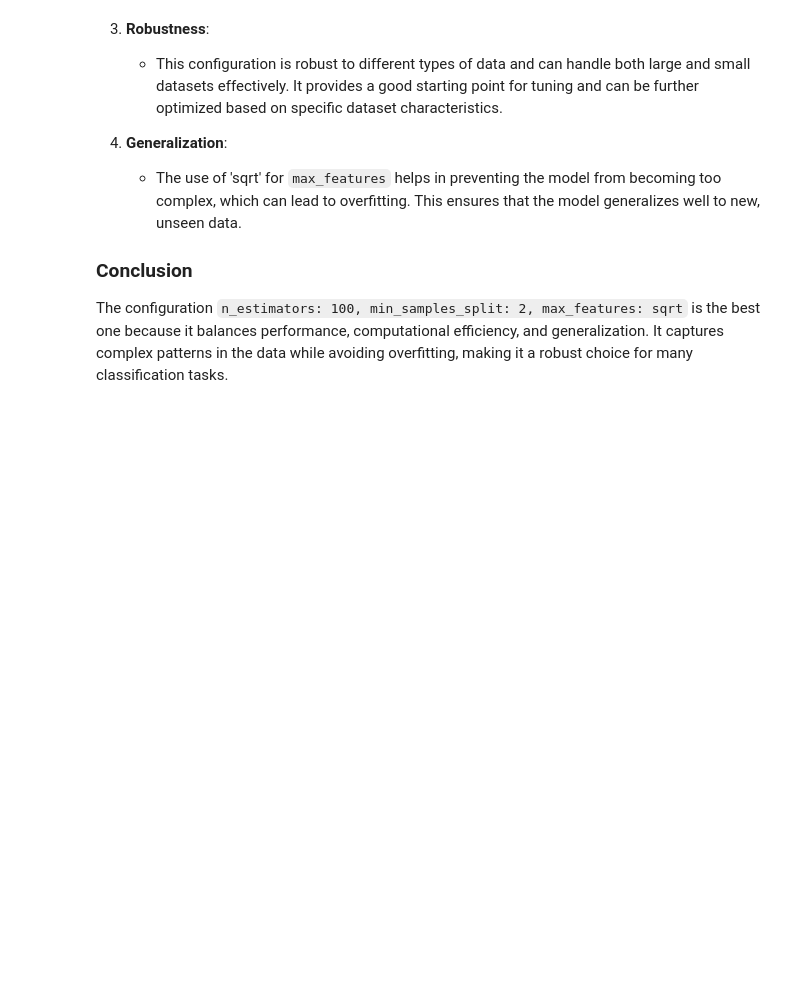
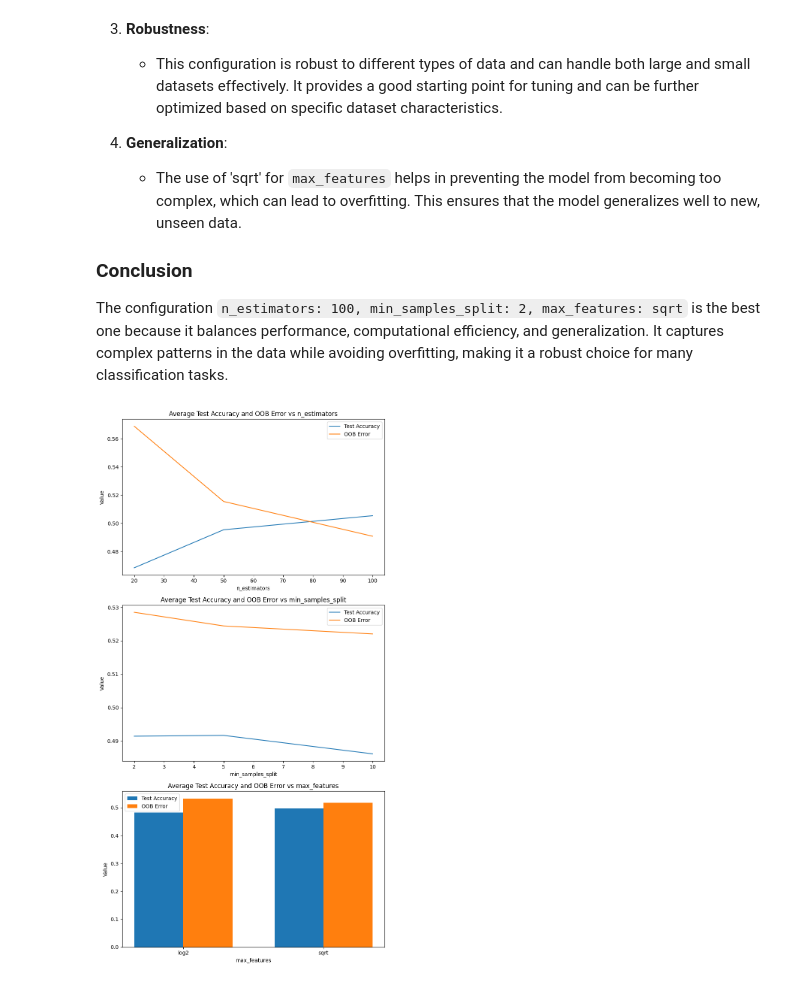
Before and after one commit to gorkemsolun/skin-cancer-classification, a Jupyter notebook: RandomForest/RandomForest_analysis.ipynb, the cells around one changed output. Drawn from its saved outputs; the diff is of its cells as text; code cells hidden in the pictures; blank space fills up the shorter version.

```diff
--- a/RandomForest/RandomForest_analysis.ipynb
+++ b/RandomForest/RandomForest_analysis.ipynb
@@ -46,7 +64,6 @@ This nested loop systematically explores all possible combinations of the specif
 # %%
 show_confusion_matrix_train = False
 
-# Loop through each combination of parameters
 for n_estimators in n_estimators_list:
     for min_samples_split in min_samples_split_list:
         for max_features in max_features_list:
@@ -57,6 +74,7 @@ for n_estimators in n_estimators_list:
                 max_features=max_features,
                 criterion='gini',
                 bootstrap=True,
+                oob_score=True,  # Enable OOB score calculation
                 random_state=42,
                 n_jobs=-1  # Use all available CPU cores
             )
@@ -76,6 +94,9 @@ for n_estimators in n_estimators_list:
             train_conf_matrix = confusion_matrix(train_labels, train_predictions)
             test_conf_matrix = confusion_matrix(test_labels, test_predictions)
 
+            # OOB error
+            oob_error = 1 - rf_model.oob_score_
+
             # Store results
             results.append({
                 'n_estimators': n_estimators,
@@ -86,13 +107,15 @@ for n_estimators in n_estimators_list:
                 'train_conf_matrix': train_conf_matrix,
                 'test_conf_matrix': test_conf_matrix,
                 'train_classification_report': classification_report(train_labels, train_predictions, output_dict=True),
-                'test_classification_report': classification_report(test_labels, test_predictions, output_dict=True)
+                'test_classification_report': classification_report(test_labels, test_predictions, output_dict=True),
+                'oob_error': oob_error
             })
 
             # Print results for the current model
             print(f'n_estimators: {n_estimators}, min_samples_split: {min_samples_split}, max_features: {max_features}')
             print(f'Train Accuracy: {train_accuracy}')
             print(f'Test Accuracy: {test_accuracy}')
+            print(f'OOB Error: {oob_error}')
             print("Train Classification Report:")
             print(classification_report(train_labels, train_predictions))
             print("Test Classification Report:")
@@ -111,7 +134,7 @@ for n_estimators in n_estimators_list:
             train_filename = f'train_conf_matrix_n{n_estimators}_m{min_samples_split}_f{max_features}.png'
             test_filename = f'test_conf_matrix_n{n_estimators}_m{min_samples_split}_f{max_features}.png'
 
-            if(show_confusion_matrix_train):
+            if show_confusion_matrix_train:
                 plot_and_save_confusion_matrix(train_conf_matrix, f'Train Confusion Matrix (n_estimators={n_estimators}, min_samples_split={min_samples_split}, max_features={max_features})', train_filename)
 
             plot_and_save_confusion_matrix(test_conf_matrix, f'Test Confusion Matrix (n_estimators={n_estimators}, min_samples_split={min_samples_split}, max_features={max_features})', test_filename)
@@ -200,3 +308,68 @@ Test Accuracy: 0.4575381679389313
 ### Conclusion
 
 The configuration `n_estimators: 100, min_samples_split: 2, max_features: sqrt` is the best one because it balances performance, computational efficiency, and generalization. It captures complex patterns in the data while avoiding overfitting, making it a robust choice for many classification tasks.
+# %%
+import matplotlib.pyplot as plt
+import numpy as np
+
+# Assuming results is a list of dictionaries as shown in your code
+
+# Extract unique parameter values
+n_estimators_list = sorted(set(item['n_estimators'] for item in results))
+min_samples_split_list = sorted(set(item['min_samples_split'] for item in results))
+max_features_list = sorted(set(item['max_features'] for item in results))
+
+# Initialize dictionaries to store average values
+avg_test_accuracies = {param: [] for param in ['n_estimators', 'min_samples_split', 'max_features']}
+avg_oob_errors = {param: [] for param in ['n_estimators', 'min_samples_split', 'max_features']}
+
+# Calculate average test accuracies and OOB errors for each parameter
+for param in ['n_estimators', 'min_samples_split', 'max_features']:
+    unique_values = sorted(set(item[param] for item in results))
+    for value in unique_values:
+        relevant_results = [item for item in results if item[param] == value]
+        avg_test_accuracy = np.mean([item['test_accuracy'] for item in relevant_results])
+        avg_oob_error = np.mean([item['oob_error'] for item in relevant_results])
+        avg_test_accuracies[param].append(avg_test_accuracy)
+        avg_oob_errors[param].append(avg_oob_error)
+
+# Plotting
+fig, axs = plt.subplots(3, 2, figsize=(15, 15))
+
+# Plot for n_estimators
+axs[0, 0].plot(n_estimators_list, avg_test_accuracies['n_estimators'], label='Test Accuracy')
+axs[0, 0].plot(n_estimators_list, avg_oob_errors['n_estimators'], label='OOB Error')
+axs[0, 0].set_title('Average Test Accuracy and OOB Error vs n_estimators')
+axs[0, 0].set_xlabel('n_estimators')
+axs[0, 0].set_ylabel('Value')
+axs[0, 0].legend()
+
+# Plot for min_samples_split
+axs[1, 0].plot(min_samples_split_list, avg_test_accuracies['min_samples_split'], label='Test Accuracy')
+axs[1, 0].plot(min_samples_split_list, avg_oob_errors['min_samples_split'], label='OOB Error')
+axs[1, 0].set_title('Average Test Accuracy and OOB Error vs min_samples_split')
+axs[1, 0].set_xlabel('min_samples_split')
+axs[1, 0].set_ylabel('Value')
+axs[1, 0].legend()
+
+# Bar chart for max_features
+bar_width = 0.35
+index = np.arange(len(max_features_list))
+
+axs[2, 0].bar(index, avg_test_accuracies['max_features'], bar_width, label='Test Accuracy')
+axs[2, 0].bar(index + bar_width, avg_oob_errors['max_features'], bar_width, label='OOB Error')
+axs[2, 0].set_title('Average Test Accuracy and OOB Error vs max_features')
+axs[2, 0].set_xlabel('max_features')
+axs[2, 0].set_ylabel('Value')
+axs[2, 0].set_xticks(index + bar_width / 2)
+axs[2, 0].set_xticklabels(max_features_list)
+axs[2, 0].legend()
+
+# Remove empty subplots
+for i in range(3):
+    fig.delaxes(axs[i, 1])
+
+plt.tight_layout()
+plt.show()
+# %% [output]
+[figure, added]
```
Also changed, not shown: parts of 2 cells of this notebook.
